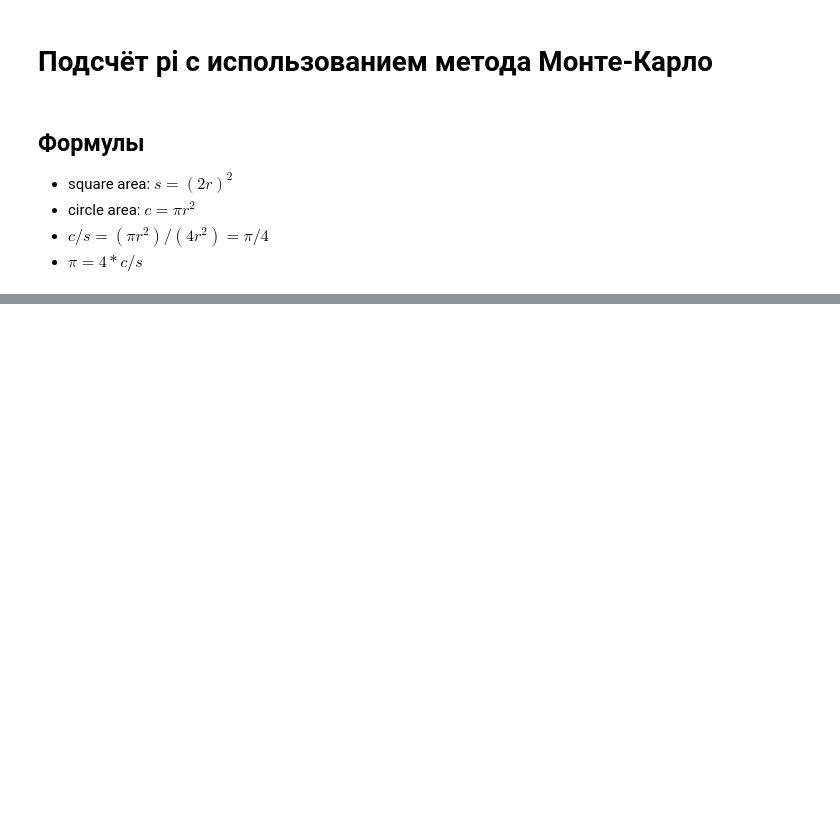
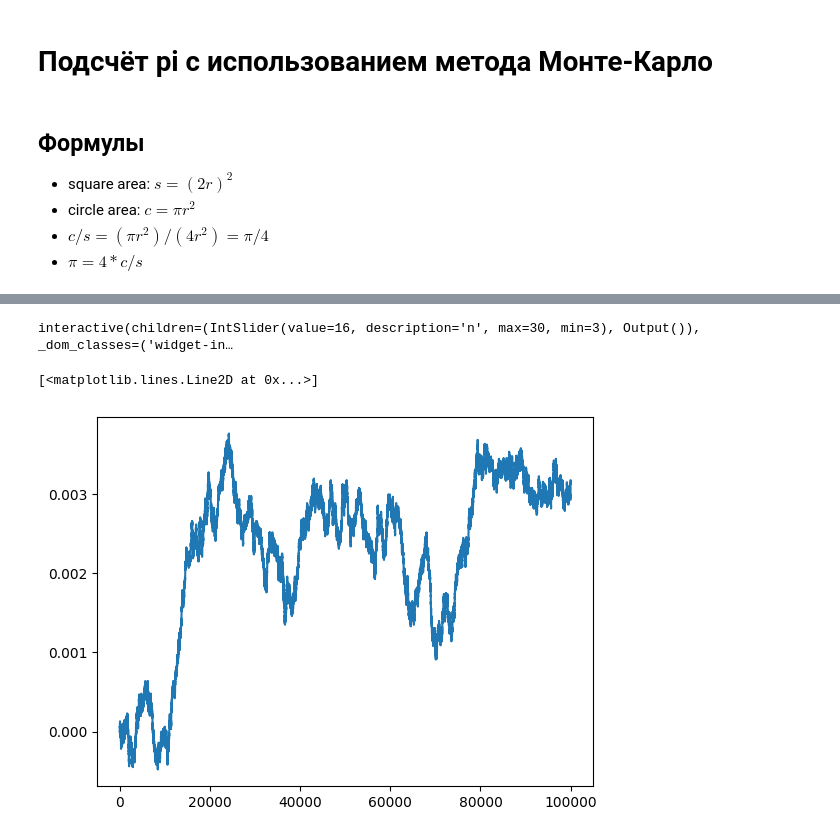
Before and after one commit to blzz4c/IAD_blazego, a Jupyter notebook: Lab2/lab2.ipynb, the cells around one changed output, grey strips where cells are left out. Cells and saved outputs as stored; diff of their text form; code cells hidden in the pictures; blank space fills up the shorter version.

```diff
--- a/Lab2/lab2.ipynb
+++ b/Lab2/lab2.ipynb
@@ -15,7 +15,7 @@ import random
 import matplotlib.pyplot as plt
 # %%
 # Инициализация количества "бросков"
-num_points = 1000
+num_points = 20000
 # %%
 # Здесь мы "бросаем дротики" и подсчитываем количество попаданий
 points = []
@@ -41,0 +81,38 @@ fraction = hits / num_points
+# %%
+import numpy as np
+
+import matplotlib.pyplot as plt
+%matplotlib inline
+
+def gaussian(x, a, b, c):
+    return a * np.exp(-b * (x-c)**2)
+
+def noisy_gaussian():
+    # gaussian array y in interval -5 <= x <= 5
+    nx = 100
+    x = np.linspace(-5.0, 5.0, nx)
+    y = gaussian(x, a=2.0, b=0.5, c=1.5)
+    noise = np.random.normal(0.0, 0.2, nx)
+    y += noise
+    return x, y
+
+def fit(x, y, n):
+    pfit = np.polyfit(x, y, n)
+    yfit = np.polyval(pfit, x)
+    return yfit
+
+def plot(x, y, yfit):
+    plt.plot(x, y, "r", label="Data")
+    plt.plot(x, yfit, "b", label="Fit")
+    plt.legend()
+    plt.ylim(-0.5, 2.5)
+    plt.show()
+
+x, y = noisy_gaussian()
+
+@interact
+def slider(n=(3, 30)):
+    yfit = fit(x, y, n) # fit a 5th order polynomial to it
+    plot(x, y, yfit)
+# %% [output]
+interactive(children=(IntSlider(value=16, description='n', max=30, min=3), Output()), _dom_classes=('widget-in…
@@ -41,0 +122,24 @@ fraction = hits / num_points
+# %%
+def step():
+    import random
+    return 1. if random.random() > .5 else -1.
+# %%
+def walk(n):
+    x = np.zeros(n)
+    dx = 1. / n
+    for i in range(n - 1):
+        x_new = x[i] + dx * step()
+        if x_new > 5e-3:
+            x[i + 1] = 0.
+        else:
+            x[i + 1] = x_new
+    return x
+# %%
+n = 100000
+x = walk(n)
+# %%
+import matplotlib.pyplot as plt
+plt.plot(x)
+# %% [output]
+[<matplotlib.lines.Line2D at 0x...>]
+[figure, added]
```
Also changed, not shown: parts of 14 cells of this notebook.
